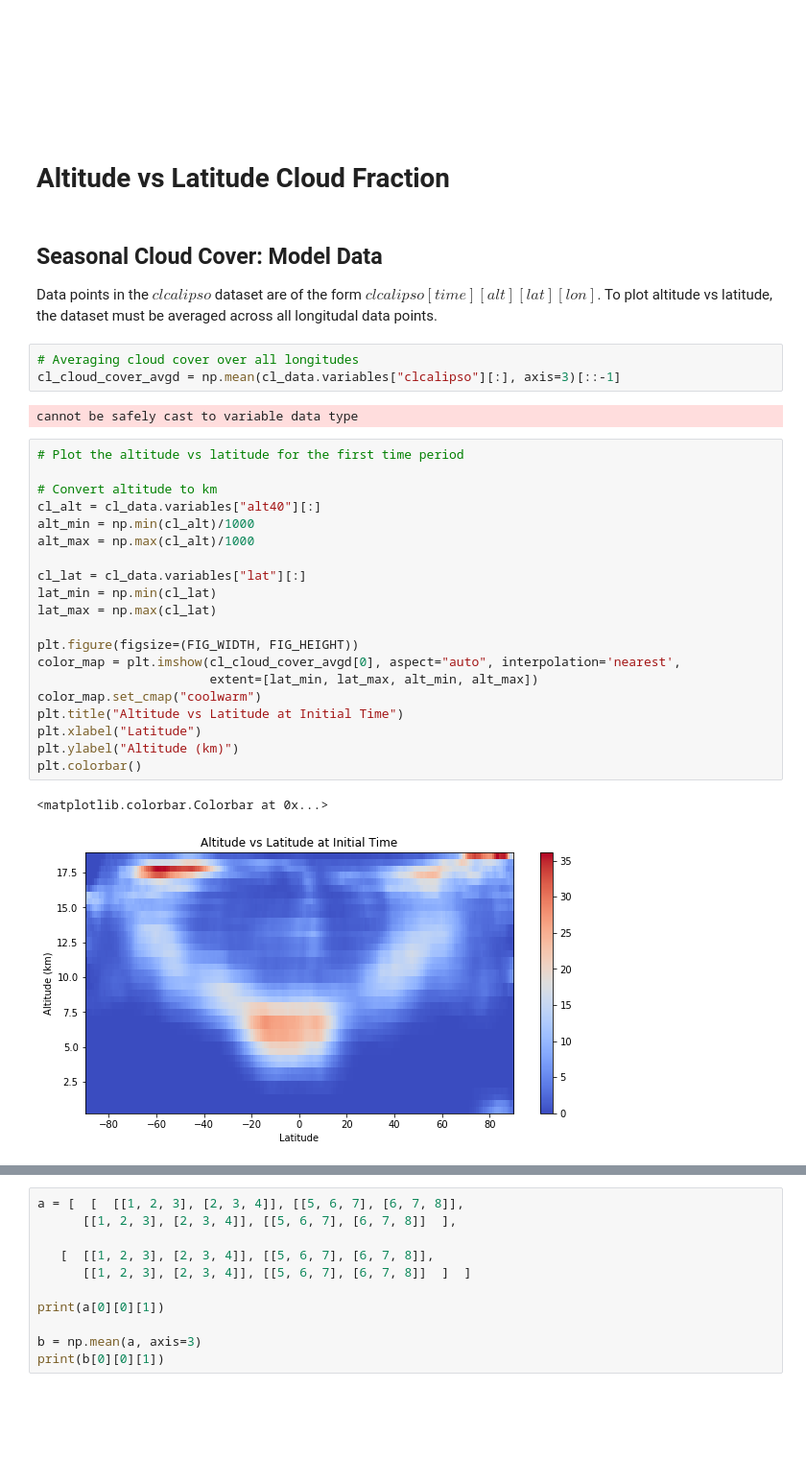
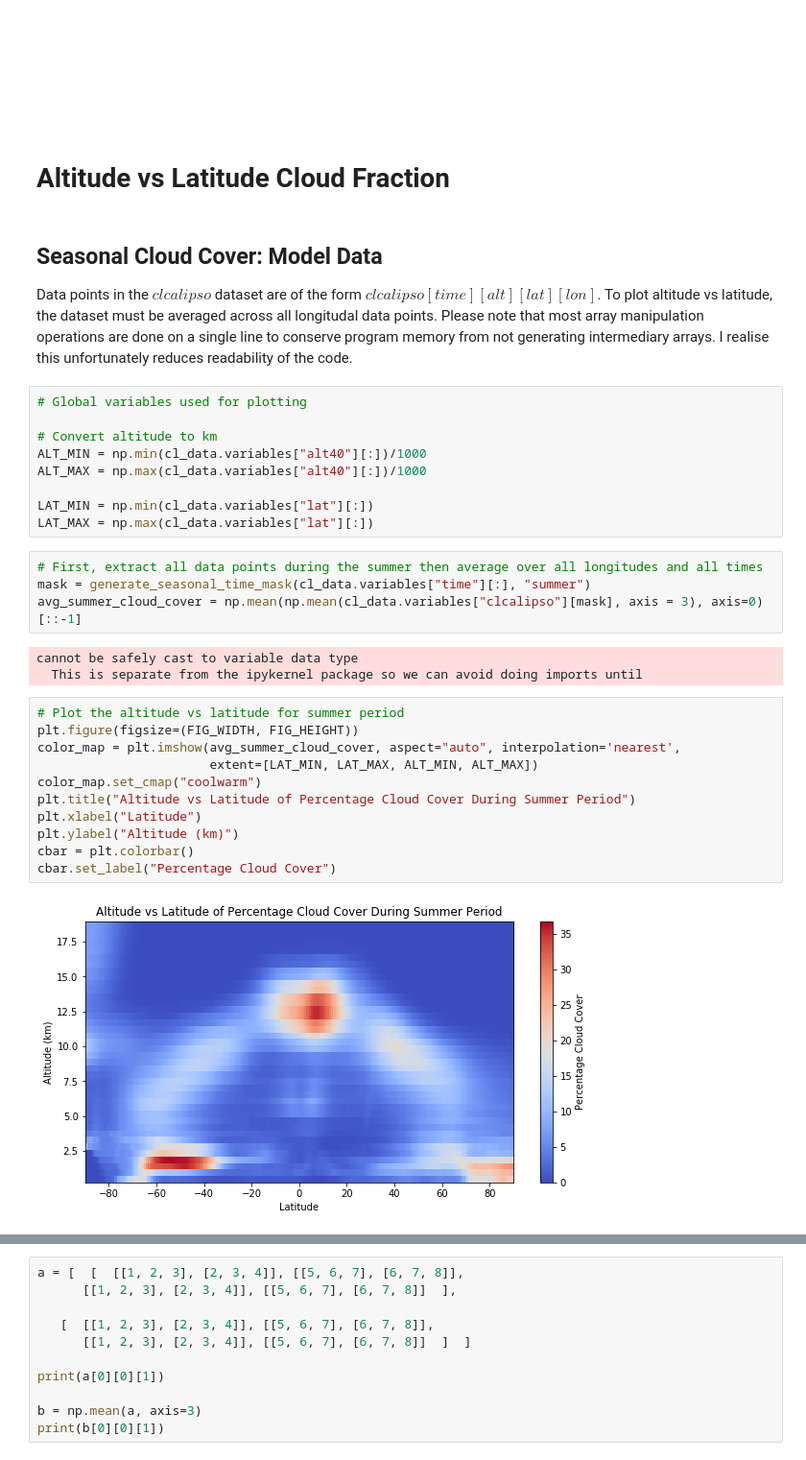
Before and after one commit to maddiebeagley/Climate-Modelling-Lab, a Jupyter notebook: 390Lab.ipynb, the cells around one changed output, grey strips where cells are left out. Shown at 96% size. Drawn from its saved outputs; the diff is of its cells as text; blank space fills up the shorter version.

Commit message:
added mask functionality for reducing memory usage

```diff
--- a/390Lab.ipynb
+++ b/390Lab.ipynb
@@ -133,32 +156,33 @@ def extract_seasonal_data_for_variable(times, data, season):
 # %% [markdown]
 ## Seasonal Cloud Cover: Model Data
 
-Data points in the $clcalipso$ dataset are of the form $clcalipso[time][alt][lat][lon]$. To plot altitude vs latitude, the dataset must be averaged across all longitudal data points.
+Data points in the $clcalipso$ dataset are of the form $clcalipso[time][alt][lat][lon]$. To plot altitude vs latitude, the dataset must be averaged across all longitudal data points. Please note that most array manipulation operations are done on a single line to conserve program memory from not generating intermediary arrays. I realise this unfortunately reduces readability of the code.
+# %%
+# Global variables used for plotting
+
+# Convert altitude to km
+ALT_MIN = np.min(cl_data.variables["alt40"][:])/1000
+ALT_MAX = np.max(cl_data.variables["alt40"][:])/1000
+
+LAT_MIN = np.min(cl_data.variables["lat"][:])
+LAT_MAX = np.max(cl_data.variables["lat"][:])
 # %%
-# Averaging cloud cover over all longitudes
-cl_cloud_cover_avgd = np.mean(cl_data.variables["clcalipso"][:], axis=3)[::-1]
+# First, extract all data points during the summer then average over all longitudes and all times
+mask = generate_seasonal_time_mask(cl_data.variables["time"][:], "summer")
+avg_summer_cloud_cover = np.mean(np.mean(cl_data.variables["clcalipso"][mask], axis = 3), axis=0)[::-1]
 # %% [output]
 cannot be safely cast to variable data type
+  This is separate from the ipykernel package so we can avoid doing imports until
 # %%
-# Plot the altitude vs latitude for the first time period
-
-# Convert altitude to km
-cl_alt = cl_data.variables["alt40"][:]
-alt_min = np.min(cl_alt)/1000
-alt_max = np.max(cl_alt)/1000
-
-cl_lat = cl_data.variables["lat"][:]
-lat_min = np.min(cl_lat)
-lat_max = np.max(cl_lat)
-
+# Plot the altitude vs latitude for summer period
 plt.figure(figsize=(FIG_WIDTH, FIG_HEIGHT))
-color_map = plt.imshow(cl_cloud_cover_avgd[0], aspect="auto", interpolation='nearest',
-                       extent=[lat_min, lat_max, alt_min, alt_max])
+color_map = plt.imshow(avg_summer_cloud_cover, aspect="auto", interpolation='nearest',
+                       extent=[LAT_MIN, LAT_MAX, ALT_MIN, ALT_MAX])
 color_map.set_cmap("coolwarm")
-plt.title("Altitude vs Latitude at Initial Time")
+plt.title("Altitude vs Latitude of Percentage Cloud Cover During Summer Period")
 plt.xlabel("Latitude")
 plt.ylabel("Altitude (km)")
-plt.colorbar()
+cbar = plt.colorbar()
+cbar.set_label("Percentage Cloud Cover")
 # %% [output]
-<matplotlib.colorbar.Colorbar at 0x...>
-[figure, old version]
+[figure, new version]
```
Also changed, not shown: parts of 8 cells of this notebook.
